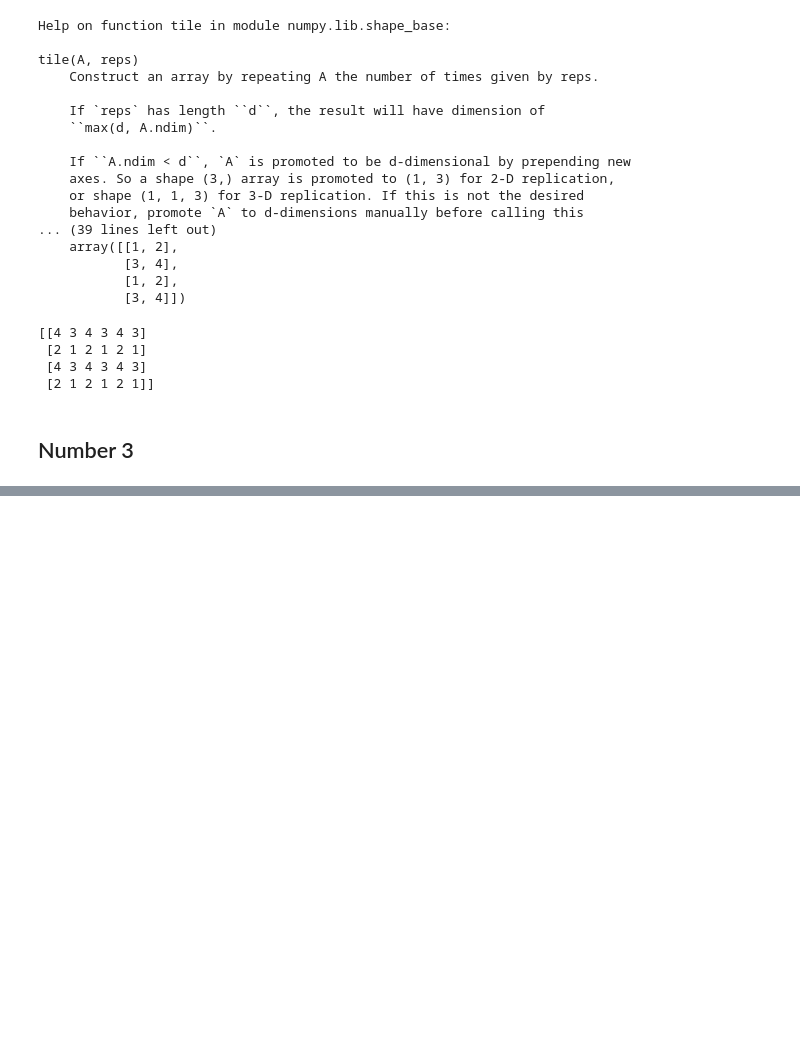
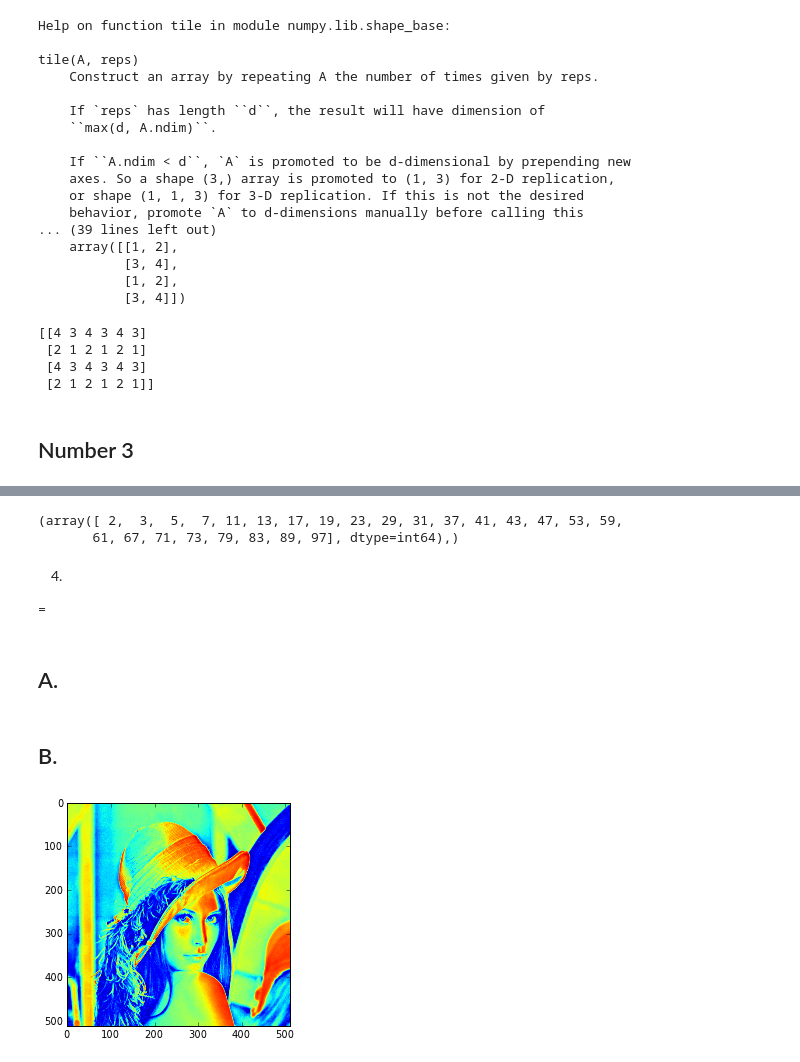
Before and after one commit to ewjohnst/PHYS202-S13, a Jupyter notebook: Week2/NumpyEx1.ipynb, the cells around one changed output, grey strips where cells are left out. Cells and saved outputs as stored; diff of their text form; code cells hidden in the pictures; blank space fills up the shorter version.

```diff
--- a/Week2/NumpyEx1.ipynb
+++ b/Week2/NumpyEx1.ipynb
@@ -90,0 +171,22 @@ SyntaxError: invalid syntax (<ipython-input-39-dbfd809a1e1e>, line 2)
+# %%
+print eratosthenes_sieve(100)
+# %% [output]
+(array([ 2,  3,  5,  7, 11, 13, 17, 19, 23, 29, 31, 37, 41, 43, 47, 53, 59,
+       61, 67, 71, 73, 79, 83, 89, 97], dtype=int64),)
+# %% [markdown]
+4.
+=
+# %% [markdown]
+A.
+-
+# %%
+from scipy import misc
+lena = misc.lena()
+# %% [markdown]
+B.
+-
+# %%
+imshow(lena)
+show()
+# %% [output]
+[figure, added]
```
Also changed, not shown: parts of 26 cells of this notebook.
